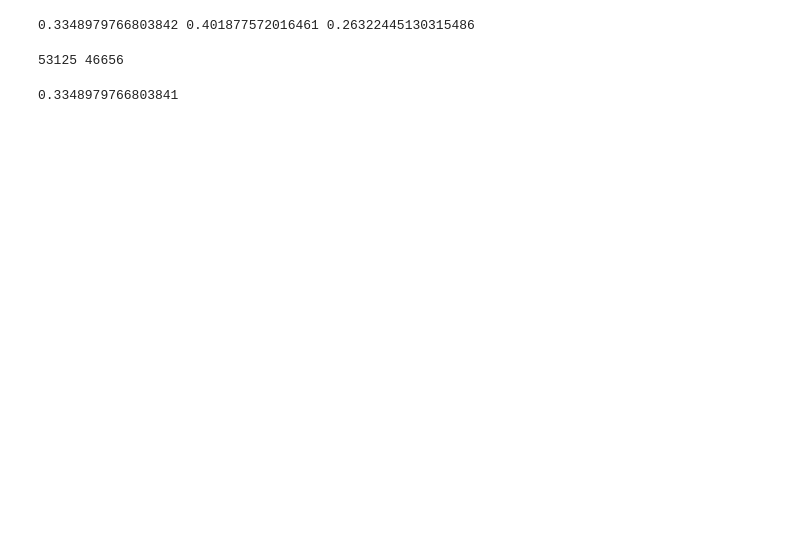
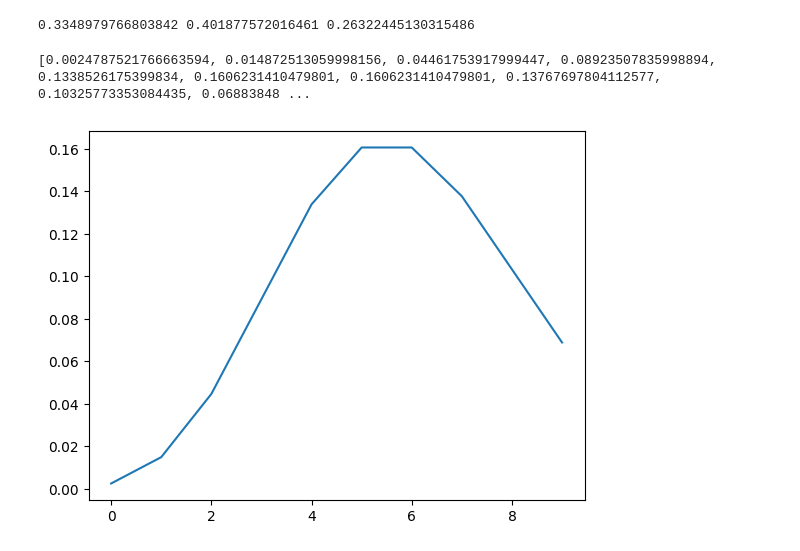
Before and after one commit to GilgameshxZero/utulek, a Jupyter notebook: experiments/mosteller-fifty-challenging-problems-in-probability.ipynb, the cells around one changed output. Cells and saved outputs as stored; diff of their text form; code cells hidden in the pictures; blank space fills up the shorter version.

```diff
--- a/experiments/mosteller-fifty-challenging-problems-in-probability.ipynb
+++ b/experiments/mosteller-fifty-challenging-problems-in-probability.ipynb
@@ -16,11 +16,25 @@ print(counts[0], counts[1], np.sum(counts[2:]))
 print(pow(5/6, 6), 6 * 1/6 * pow(5/6, 5), 1 - pow(5/6, 6) - 6 * 1/6 * pow(5/6, 5))
 # %% [output]
 0.3348979766803842 0.401877572016461 0.26322445130315486
-# %%
-print(17*5**5, 6**6)
-# %% [output]
-53125 46656
-# %%
-print((125/216)**2)
-# %% [output]
-0.3348979766803841
+# %%
+# Poisson mean = 6.
+import math
+
+def poissonPdf(mean, index):
+    return pow(math.e, -mean) * pow(mean, index) / math.factorial(index)
+
+poissonDistribution = [poissonPdf(6, i) for i in range(10)]
+print(poissonDistribution)
+# %% [output]
+[0.0024787521766663594, 0.014872513059998156, 0.04461753917999447, 0.08923507835998894, 0.1338526175399834, 0.1606231410479801, 0.1606231410479801, 0.13767697804112577, 0.10325773353084435, 0.06883848 ...
+# %%
+import scipy
+import numpy as np
+import matplotlib.pyplot as plt
+
+X = np.arange(0, 10)
+Y = scipy.stats.poisson.pmf(X, mu=6)
+plt.plot(X, Y)
+plt.show()
+# %% [output]
+[figure, added]
```
Also changed, not shown: parts of 7 cells of this notebook.
